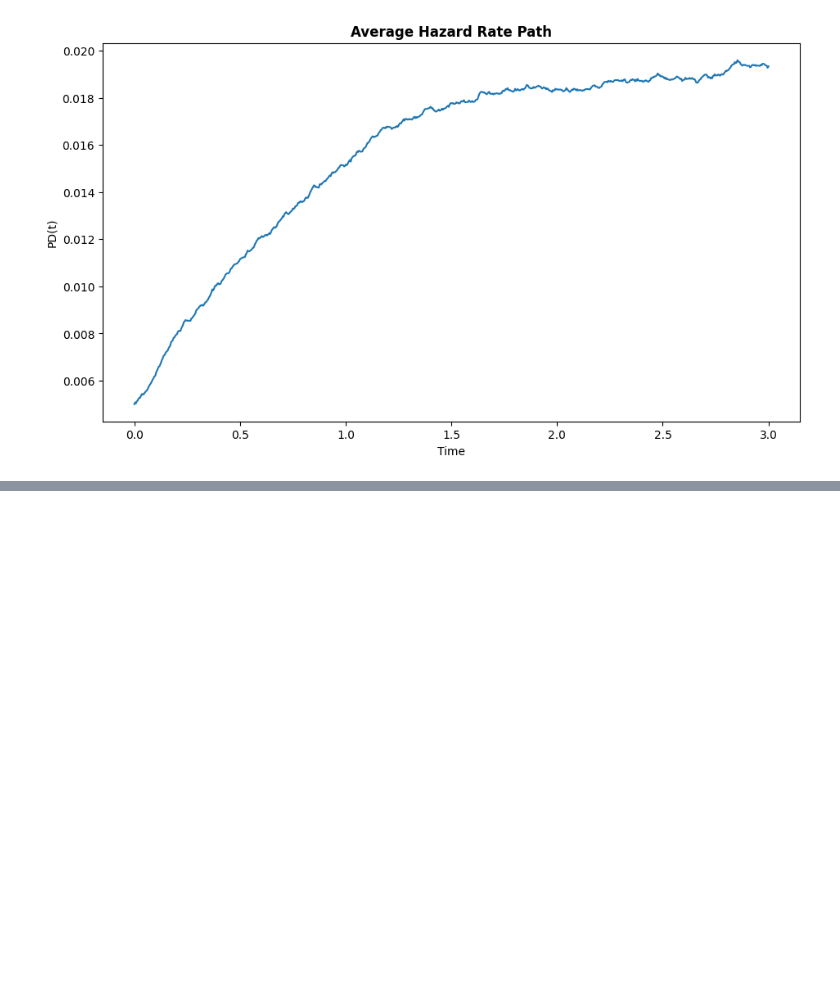
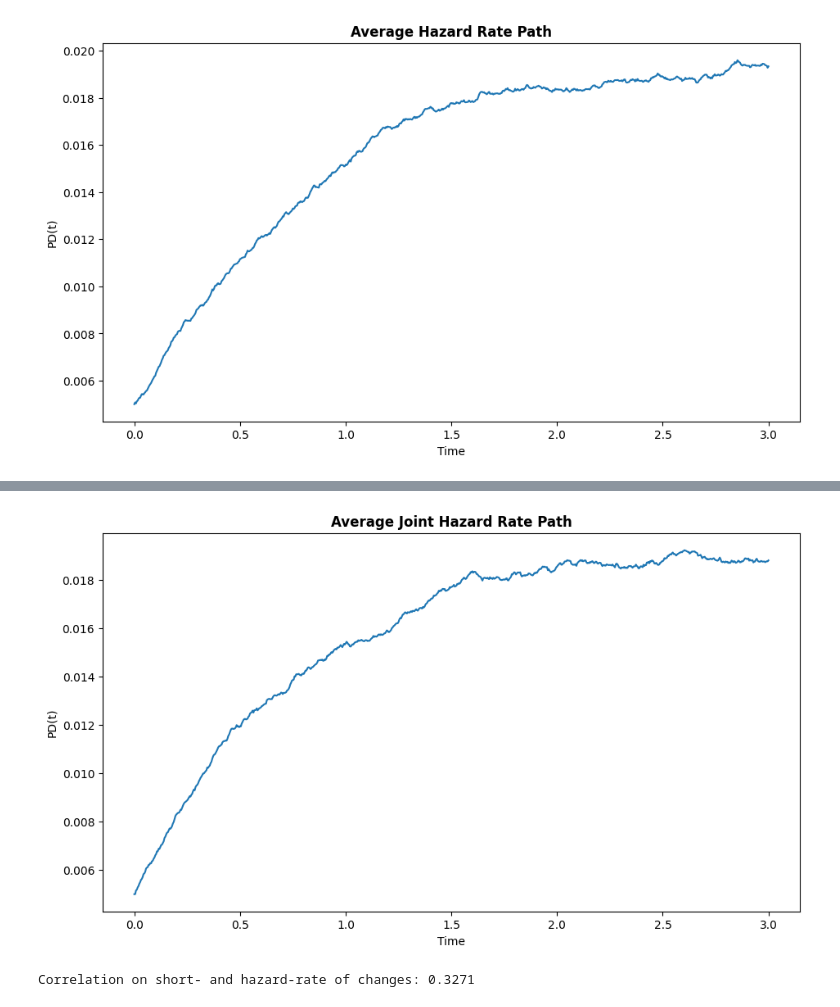
Before and after one commit to gorkemyencak/treasury-valuation-engine, a Jupyter notebook: notebooks/15_wrong_way_risk.ipynb, the cells around one changed output, grey strips where cells are left out. Drawn from its saved outputs; the diff is of its cells as text; code cells hidden in the pictures; blank space fills up the shorter version.

```diff
--- a/notebooks/15_wrong_way_risk.ipynb
+++ b/notebooks/15_wrong_way_risk.ipynb
@@ -197,11 +198,16 @@ uncollateralized_ee
 757 rows × 2 columns
 # %%
 # hazard rate simulator
+lambda0_param = 0.005
+kappa_param = 1.10
+theta_param = 0.020
+eta_param = 0.010
+
 hazard_simulator = StochasticHazardRateSimulator(
-    lambda0 = 0.005,
-    kappa = 1.10,
-    theta = 0.020,
-    eta = 0.010,
+    lambda0 = lambda0_param,
+    kappa = kappa_param,
+    theta = theta_param,
+    eta = eta_param,
     random_seed = 2
 )
 
@@ -323,0 +388,41 @@ plt.show()
+# %%
+# simulate joint hazard multi paths
+multi_joint_paths = joint_simulator.simulate_multi_paths(
+    maturity = IR_swap.maturity,
+    n_paths = simulation_paths,
+    steps_per_year = trading_days
+)
+
+## average joint hazard path across simulation paths
+# short rate
+avg_joint_hazard_path_sr = multi_joint_paths['ShortRate'].mean(axis = 0)
+
+# hazard rate
+avg_joint_hazard_path_hr = multi_joint_paths['HazardRate'].mean(axis = 0)
+
+# plot average joint hazard path
+plt.figure(figsize = (11, 6))
+
+plt.plot(single_joint_path['Times'], avg_joint_hazard_path_hr)
+
+plt.title('Average Joint Hazard Rate Path', fontweight = 'bold')
+plt.xlabel('Time')
+plt.ylabel('PD(t)')
+plt.show()
+# %% [output]
+[figure, added]
+# %%
+# correlation on rate of changes
+d_rate = np.diff(
+    multi_joint_paths['ShortRate'],
+    axis = 1
+).flatten()
+
+d_lambda = np.diff(
+    multi_joint_paths['HazardRate'],
+    axis = 1
+).flatten()
+
+print(f'Correlation on short- and hazard-rate of changes: {np.corrcoef(d_rate, d_lambda)[0, 1]:.4f}')
+# %% [output]
+Correlation on short- and hazard-rate of changes: 0.3271
```
Also changed, not shown: parts of 3 cells of this notebook, 1 other file.
